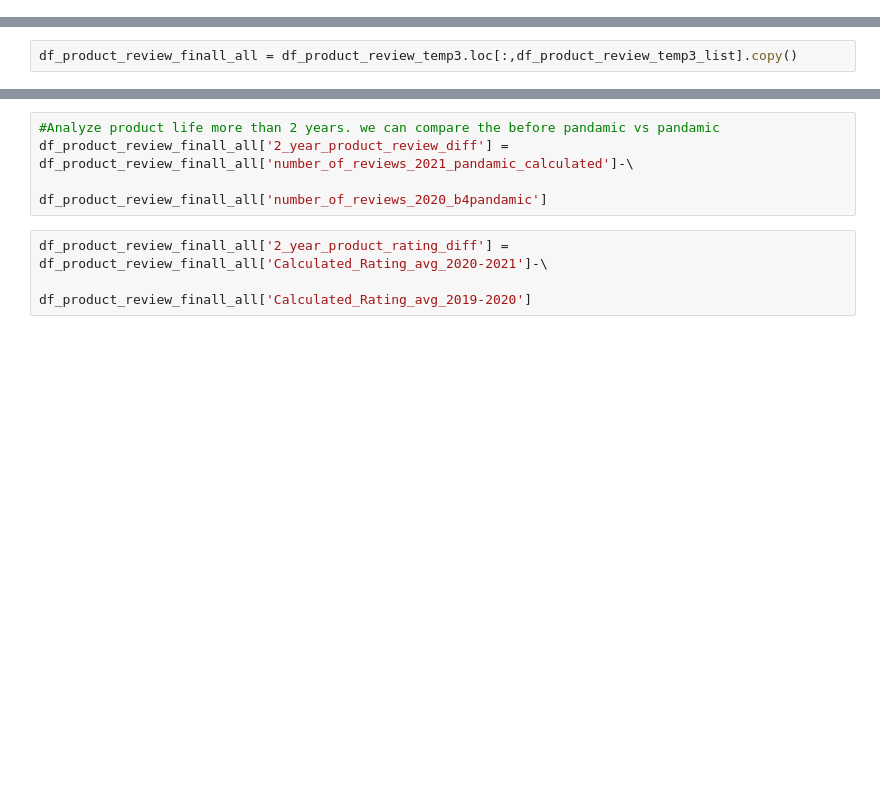
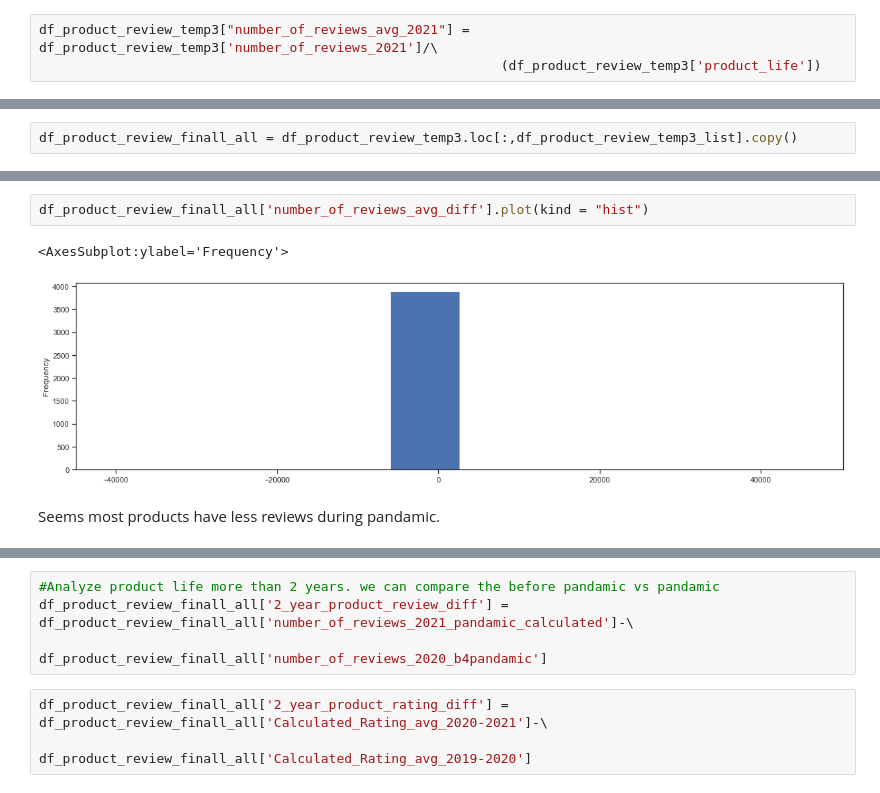
Before and after one commit to einslulu/Sephora_Review_Analysis, a Jupyter notebook: Analyze.ipynb, the cells around one changed output, grey strips where cells are left out. Saved outputs shown, nothing was run; the diff lists cells and outputs as text; blank space fills up the shorter version.

```diff
--- a/Analyze.ipynb
+++ b/Analyze.ipynb
@@ -436 +294,4 @@ df_product_review_temp3['Calculated_Rating_avg_2019-2020']= df_product_review_te
+# %%
+df_product_review_temp3["number_of_reviews_avg_2021"] = df_product_review_temp3['number_of_reviews_2021']/\
+                                                           (df_product_review_temp3['product_life'])
 # %%
@@ -458,0 +380,7 @@ df_product_review_finall_all.shape
+# %%
+df_product_review_finall_all['number_of_reviews_avg_diff'].plot(kind = "hist")
+# %% [output]
+<AxesSubplot:ylabel='Frequency'>
+[figure, added]
+# %% [markdown]
+Seems most products have less reviews during pandamic.
```
Also changed, not shown: parts of 233 cells of this notebook.
